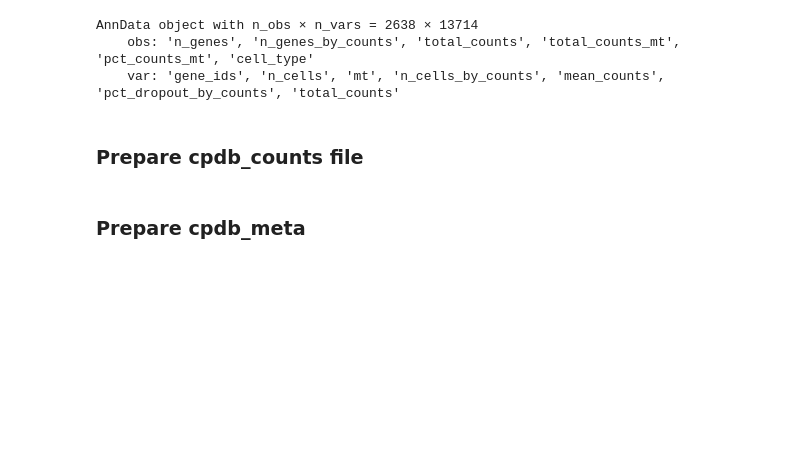
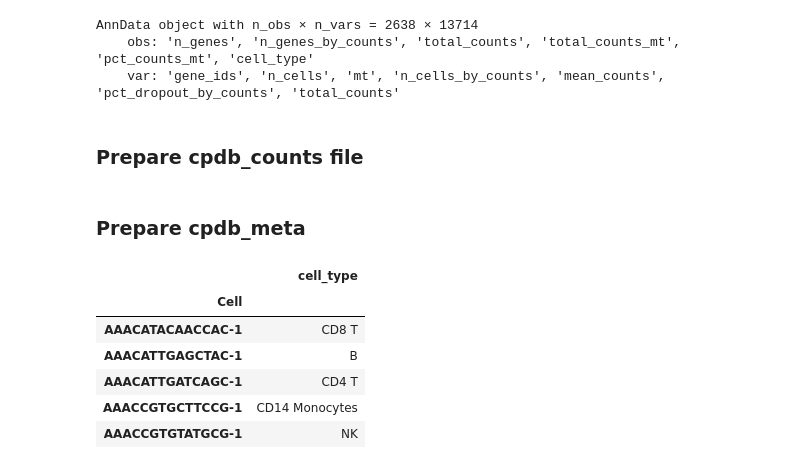
Before and after one commit to JulieMatte/jm52_dummy, a Jupyter notebook: scripts/cellphonedb_input-files-from-scanpy.ipynb, the cells around one changed output. Drawn from its saved outputs; the diff is of its cells as text; code cells hidden in the pictures; blank space fills up the shorter version.

```diff
--- a/scripts/cellphonedb_input-files-from-scanpy.ipynb
+++ b/scripts/cellphonedb_input-files-from-scanpy.ipynb
@@ -34,3 +36,13 @@ df_meta = pd.DataFrame(data={'Cell':adata.obs_names, 'cell_type':list(adata.obs[
 df_meta.set_index('Cell', inplace = True)
 # %%
 df_meta.to_csv('/Users/jm52/analysis/jm52_dummy/studies/3kpbmc_scanpy/cpdb_meta.txt', sep='\t')
+# %%
+df_meta.head()
+# %% [output]
+|  | cell_type |
+| Cell |  |
+| AAACATACAACCAC-1 | CD8 T |
+| AAACATTGAGCTAC-1 | B |
+| AAACATTGATCAGC-1 | CD4 T |
+| AAACCGTGCTTCCG-1 | CD14 Monocytes |
+| AAACCGTGTATGCG-1 | NK |
```
Also changed, not shown: parts of 4 cells of this notebook, 1 other file.
